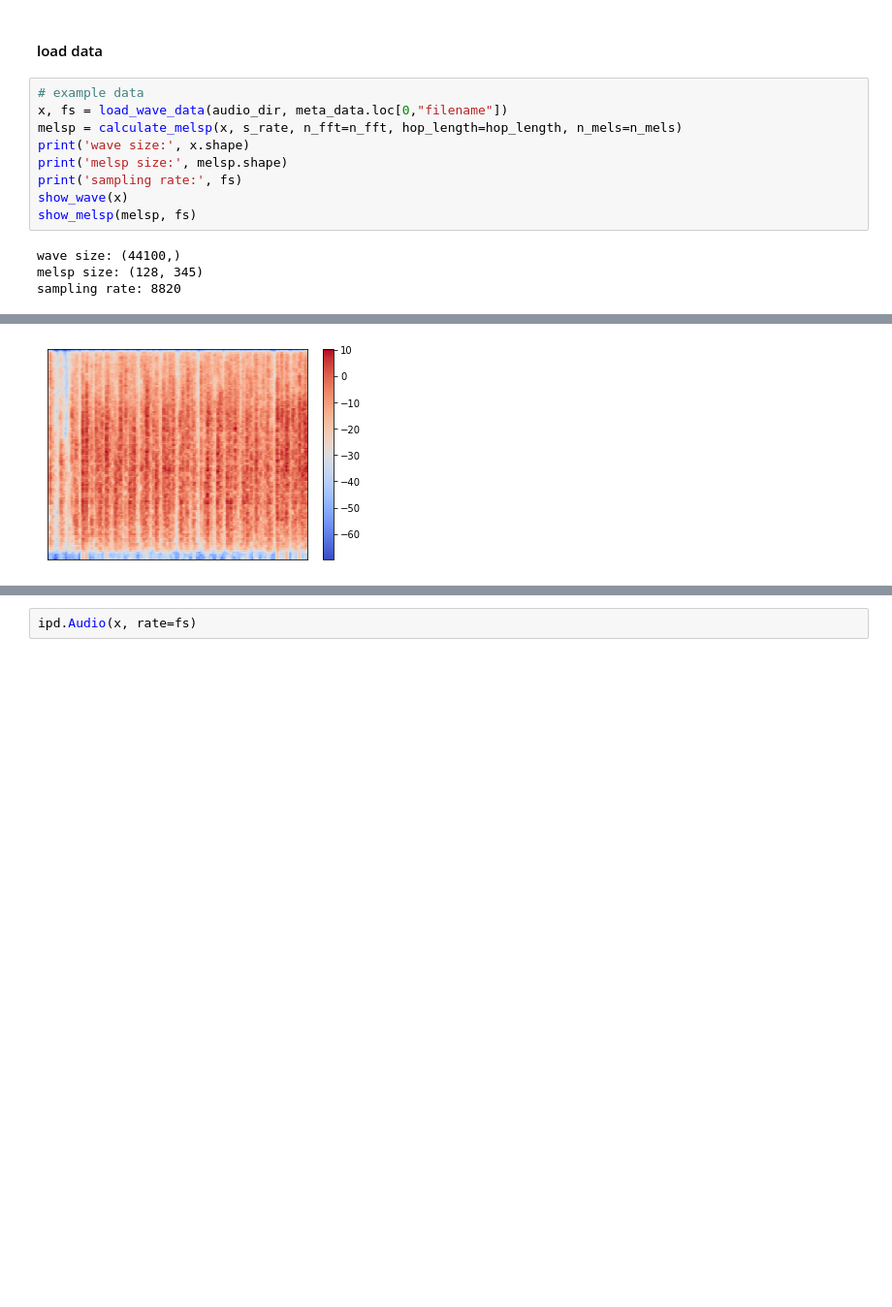
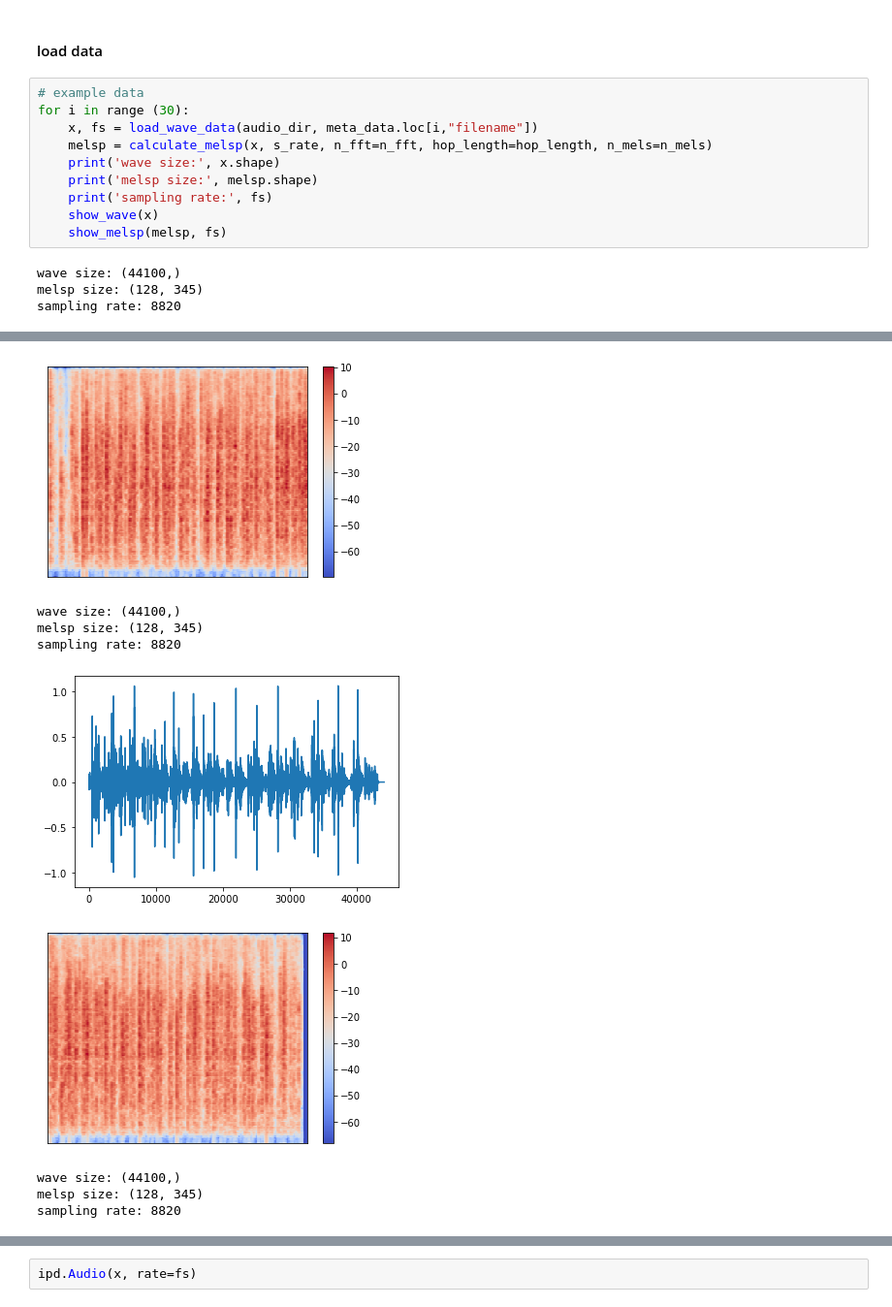
Before and after one commit to danganhvu1998/myINIAD, a Jupyter notebook: specializedSubjects/DL/dl-03/esc3_classification.ipynb, the cells around one changed output, grey strips where cells are left out. Shown at 97% size. Drawn from its saved outputs; the diff is of its cells as text; blank space fills up the shorter version.

```diff
--- a/specializedSubjects/DL/dl-03/esc3_classification.ipynb
+++ b/specializedSubjects/DL/dl-03/esc3_classification.ipynb
@@ -110,16 +110,25 @@ def show_melsp(melsp, fs):
 #### load data
 # %%
 # example data
-x, fs = load_wave_data(audio_dir, meta_data.loc[0,"filename"])
-melsp = calculate_melsp(x, s_rate, n_fft=n_fft, hop_length=hop_length, n_mels=n_mels)
-print('wave size:', x.shape)
-print('melsp size:', melsp.shape)
-print('sampling rate:', fs)
-show_wave(x)
-show_melsp(melsp, fs)
+for i in range (30):
+    x, fs = load_wave_data(audio_dir, meta_data.loc[i,"filename"])
+    melsp = calculate_melsp(x, s_rate, n_fft=n_fft, hop_length=hop_length, n_mels=n_mels)
+    print('wave size:', x.shape)
+    print('melsp size:', melsp.shape)
+    print('sampling rate:', fs)
+    show_wave(x)
+    show_melsp(melsp, fs)
 # %% [output]
 wave size: (44100,)
 melsp size: (128, 345)
 sampling rate: 8820
 [figure]
 [figure]
+wave size: (44100,)
+melsp size: (128, 345)
+sampling rate: 8820
+[figure, added]
+[figure, added]
+wave size: (44100,)
+melsp size: (128, 345)
+sampling rate: 8820
```
Also changed, not shown: parts of 5 cells of this notebook, 35 other files.
